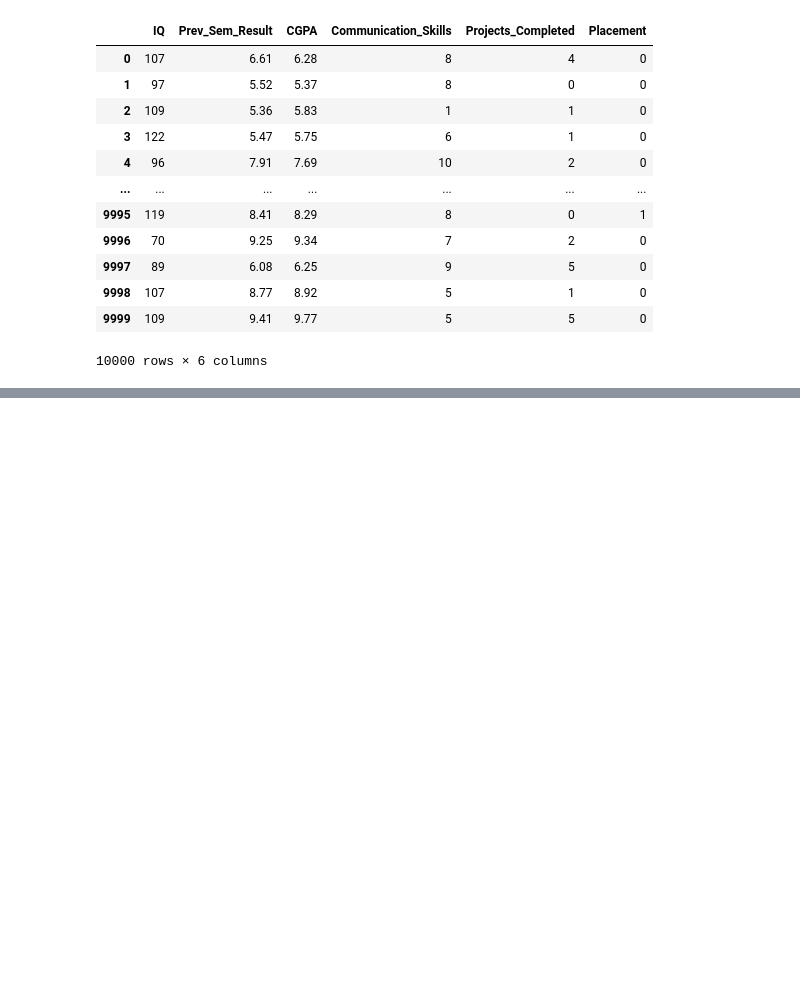
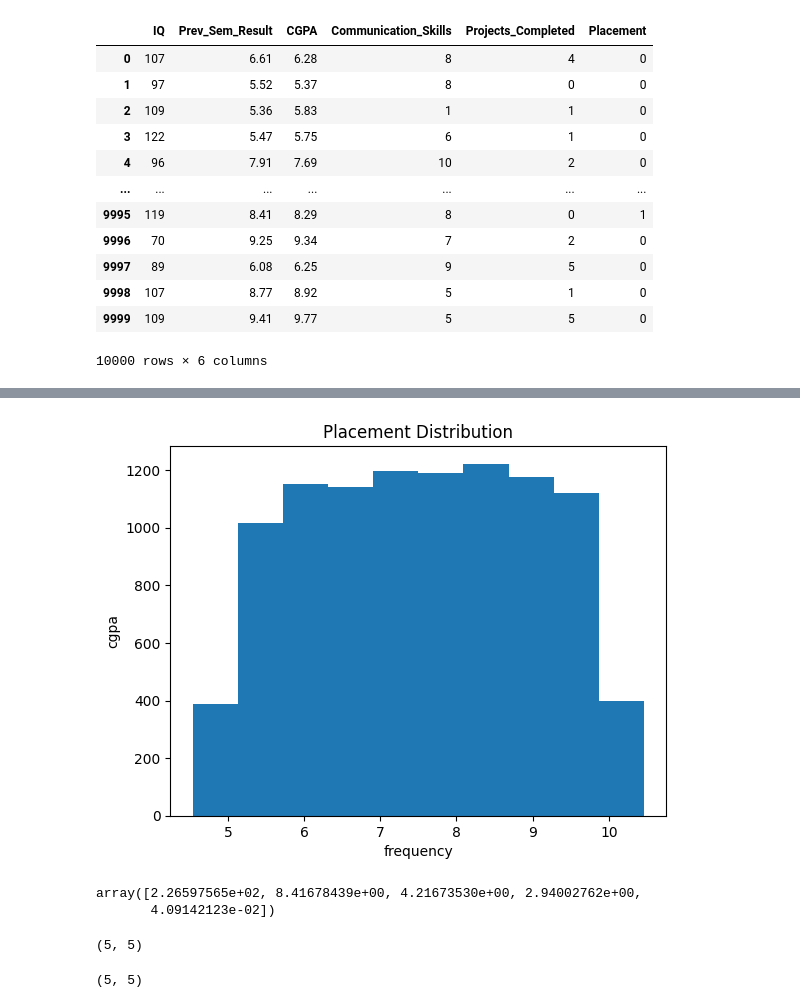
Before and after one commit to ingridb164/my-project-aiml, a Jupyter notebook: notebookcb4cbb2189.ipynb, the cells around one changed output, grey strips where cells are left out. Drawn from its saved outputs; the diff is of its cells as text; code cells hidden in the pictures; blank space fills up the shorter version.

Commit message:
Kaggle Notebook | project 1 placements | Version 3

```diff
--- a/notebookcb4cbb2189.ipynb
+++ b/notebookcb4cbb2189.ipynb
@@ -129,0 +134,8 @@ plt.hist(placement)
+# %%
+plt.hist(feature_selected_data["CGPA"])
+plt.xlabel("frequency")
+plt.ylabel("cgpa")
+plt.title("Placement Distribution")
+plt.show()
+# %% [output]
+[figure, added]
@@ -129,0 +153,13 @@ plt.hist(placement)
+# %%
+lamda
+# %% [output]
+array([2.26597565e+02, 8.41678439e+00, 4.21673530e+00, 2.94002762e+00,
+       4.09142123e-02])
+# %%
+new_cov_mat.shape
+# %% [output]
+(5, 5)
+# %%
+new_cov_mat.shape
+# %% [output]
+(5, 5)
```
Also changed, not shown: parts of 15 cells of this notebook.
